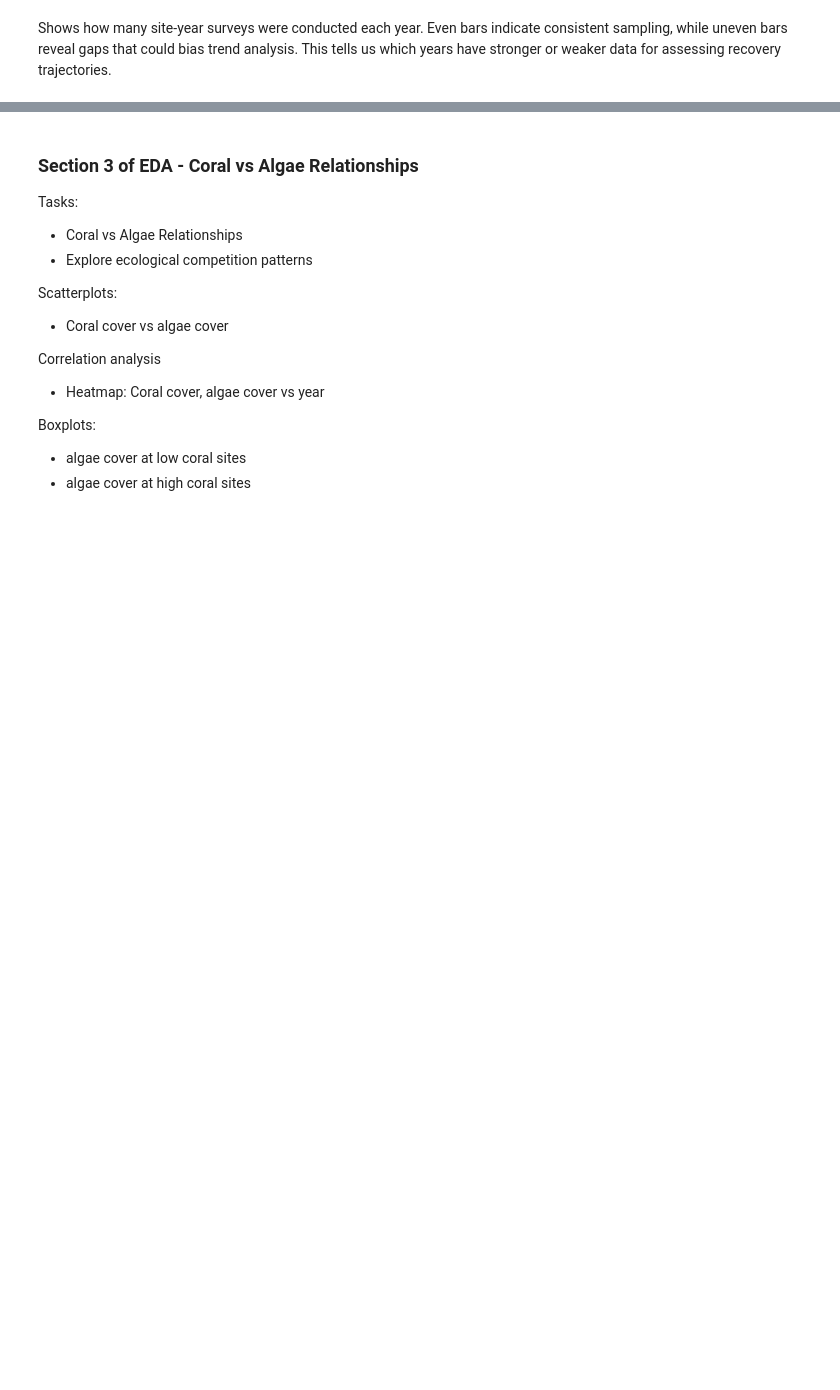
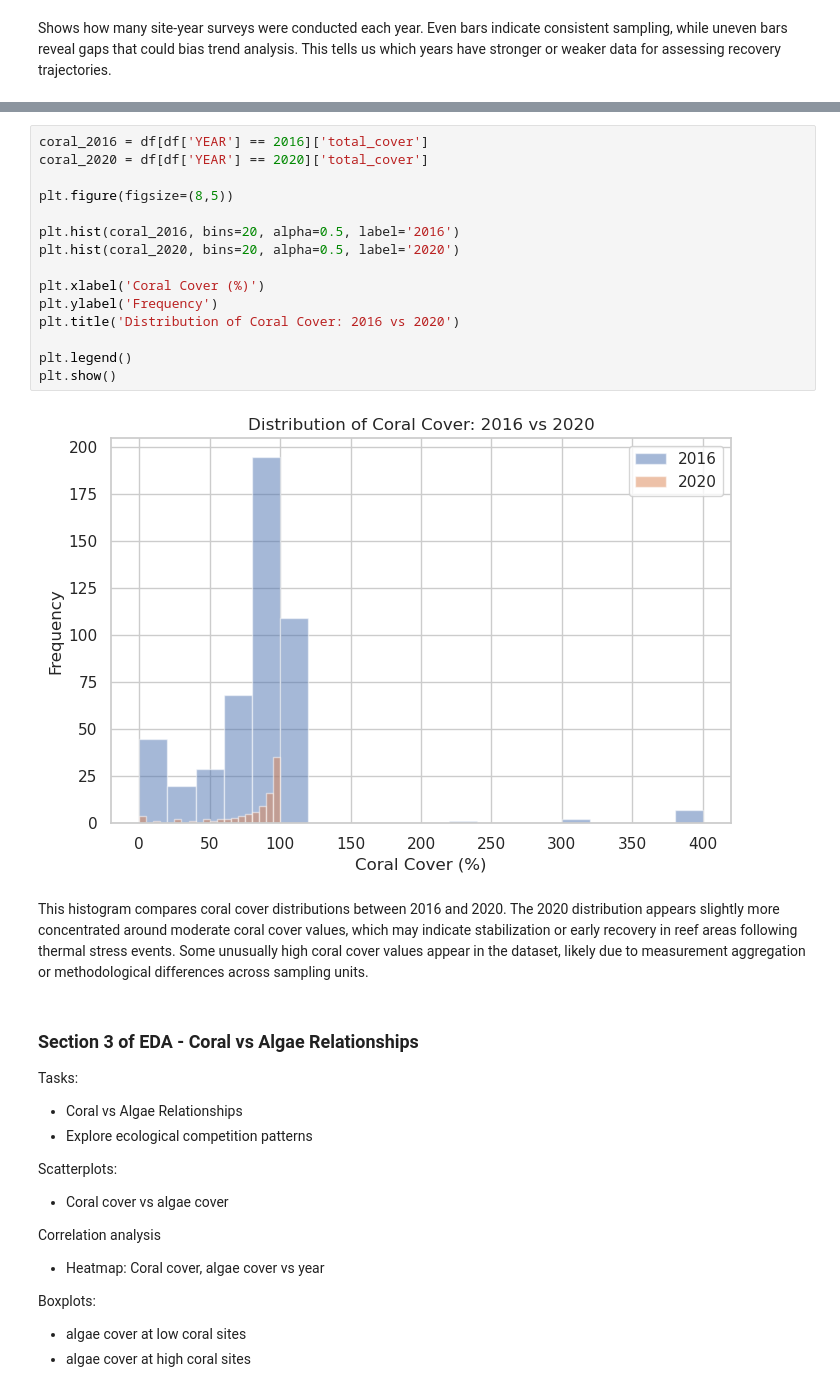
Before and after one commit to COGS108/Group032_WI26, a Jupyter notebook: 02-EDACheckpoint.ipynb, the cells around one changed output, grey strips where cells are left out. Cells and saved outputs as stored; diff of their text form; blank space fills up the shorter version.

Commit message:
added recovery trajectories

```diff
--- a/02-EDACheckpoint.ipynb
+++ b/02-EDACheckpoint.ipynb
@@ -904,3 +929,22 @@ Some more words and stuff.  Remember notebooks work best if you interleave the c
+# %%
+coral_2016 = df[df['YEAR'] == 2016]['total_cover']
+coral_2020 = df[df['YEAR'] == 2020]['total_cover']
+
+plt.figure(figsize=(8,5))
+
+plt.hist(coral_2016, bins=20, alpha=0.5, label='2016')
+plt.hist(coral_2020, bins=20, alpha=0.5, label='2020')
+
+plt.xlabel('Coral Cover (%)')
+plt.ylabel('Frequency')
+plt.title('Distribution of Coral Cover: 2016 vs 2020')
+
+plt.legend()
+plt.show()
+# %% [output]
+[figure, added]
+# %% [markdown]
+This histogram compares coral cover distributions between 2016 and 2020. The 2020 distribution appears slightly more concentrated around moderate coral cover values, which may indicate stabilization or early recovery in reef areas following thermal stress events. Some unusually high coral cover values appear in the dataset, likely due to measurement aggregation or methodological differences across sampling units.
 # %% [markdown]
 ### Section 3 of EDA - Coral vs Algae Relationships
 
```
Also changed, not shown: parts of 7 cells of this notebook.
